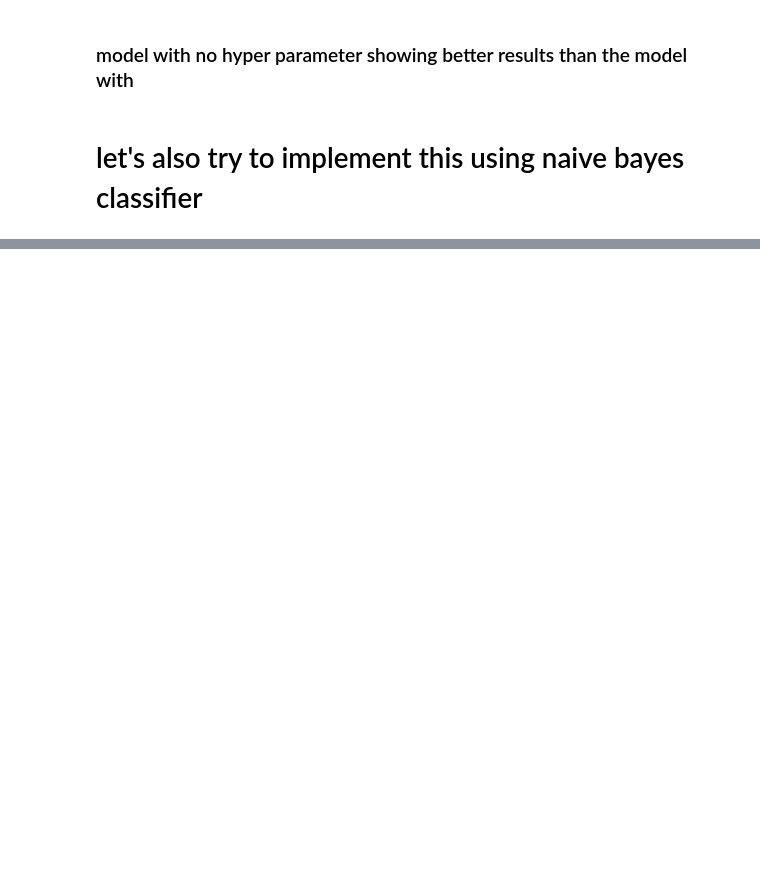
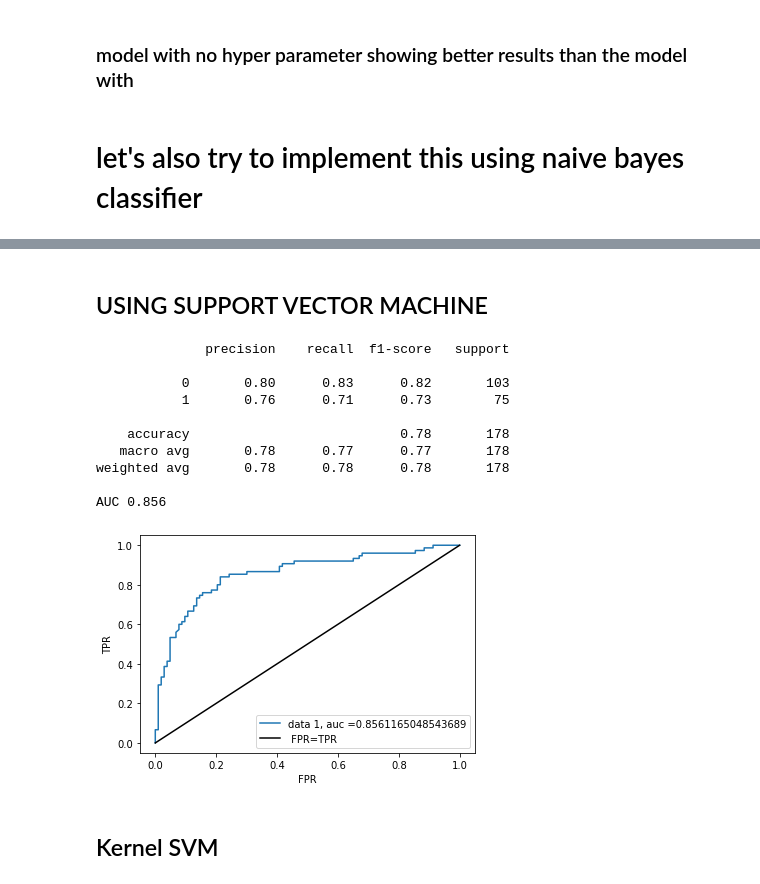
Before and after one commit to rushikeshnaik779/MLE, a Jupyter notebook: LogisticRegression/LogR.ipynb, the cells around one changed output, grey strips where cells are left out. Cells and saved outputs as stored; diff of their text form; code cells hidden in the pictures; blank space fills up the shorter version.

```diff
--- a/LogisticRegression/LogR.ipynb
+++ b/LogisticRegression/LogR.ipynb
@@ -673,0 +622,36 @@ AUC 0.885
+# %% [markdown]
+## USING SUPPORT VECTOR MACHINE
+# %%
+from sklearn.svm import SVC
+svclassifier = SVC(kernel='linear')
+svclassifier.fit(x_train, y_train)
+y_pred = svclassifier.predict(x_test)
+# %%
+confusion_matrix(y_test, y_pred)
+print(classification_report(y_test, y_pred))
+probab_pred = best_clf.predict_proba(x_test)[::, 1]
+fpr, tpr, threshold = metrics.roc_curve(y_test, probab_pred)
+
+auc =  metrics.roc_auc_score(y_test, probab_pred)
+print('AUC', round(auc,3))
+plt.plot(fpr, tpr, label="data 1, auc ="+str(auc))
+a,b = np.array([0,0]), np.array([1,1])
+plt.plot([0, 1], [0, 1], color = 'black', label=' FPR=TPR')
+plt.ylabel('TPR')
+plt.xlabel('FPR')
+plt.legend(loc=4)
+plt.show()
+# %% [output]
+              precision    recall  f1-score   support
+
+           0       0.80      0.83      0.82       103
+           1       0.76      0.71      0.73        75
+
+    accuracy                           0.78       178
+   macro avg       0.78      0.77      0.77       178
+weighted avg       0.78      0.78      0.78       178
+
+AUC 0.856
+[figure, added]
+# %% [markdown]
+## Kernel SVM
```
Also changed, not shown: parts of 27 cells of this notebook.
